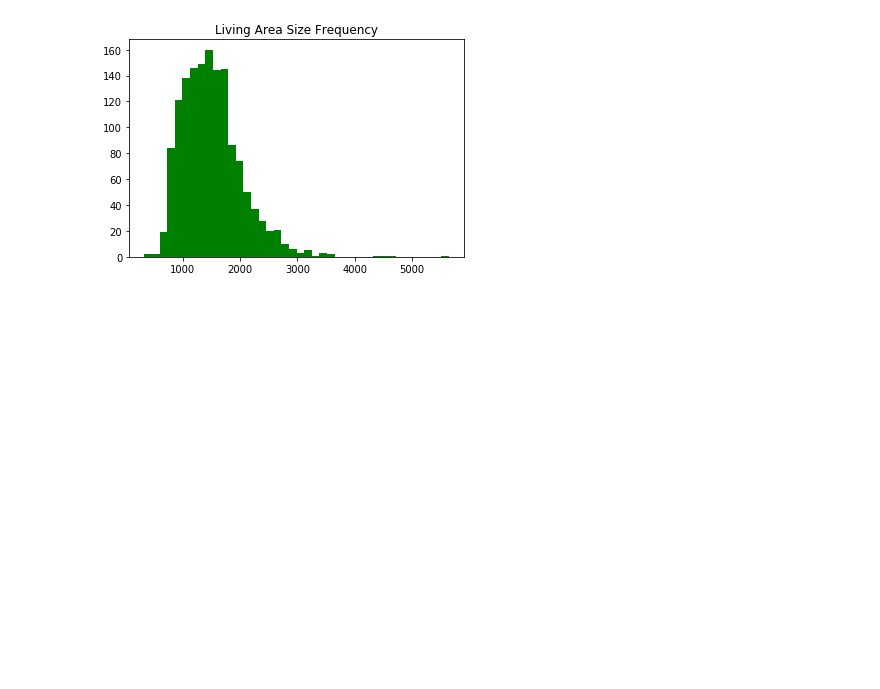
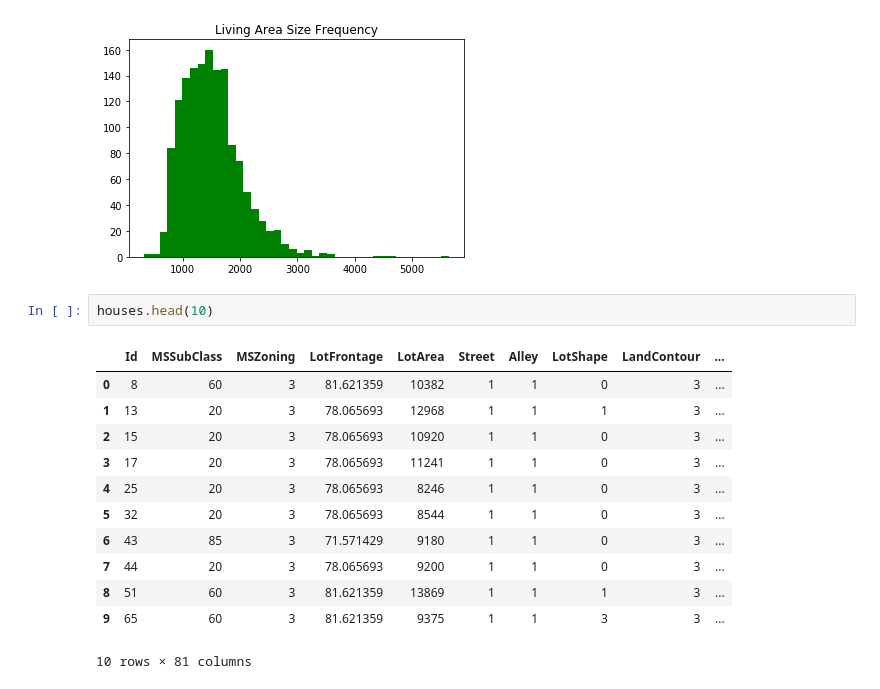
Before and after one commit to JJeroenjeroen/Kaggle-House-Prices, a Jupyter notebook: Code/House Prices .ipynb, the cells around one changed output. Saved outputs shown, nothing was run; the diff lists cells and outputs as text; blank space fills up the shorter version.

```diff
--- a/Code/House Prices .ipynb
+++ b/Code/House Prices .ipynb
@@ -234,3 +238,18 @@ plt.show()
 [figure]
 [figure]
 [figure]
+# %%
+houses.head(10)
+# %% [output]
+|  | Id | MSSubClass | MSZoning | LotFrontage | LotArea | Street | Alley | LotShape | LandContour | ... |
+| 0 | 8 | 60 | 3 | 81.621359 | 10382 | 1 | 1 | 0 | 3 | ... |
+| 1 | 13 | 20 | 3 | 78.065693 | 12968 | 1 | 1 | 1 | 3 | ... |
+| 2 | 15 | 20 | 3 | 78.065693 | 10920 | 1 | 1 | 0 | 3 | ... |
+| 3 | 17 | 20 | 3 | 78.065693 | 11241 | 1 | 1 | 0 | 3 | ... |
+| 4 | 25 | 20 | 3 | 78.065693 | 8246 | 1 | 1 | 0 | 3 | ... |
+| 5 | 32 | 20 | 3 | 78.065693 | 8544 | 1 | 1 | 0 | 3 | ... |
+| 6 | 43 | 85 | 3 | 71.571429 | 9180 | 1 | 1 | 0 | 3 | ... |
+| 7 | 44 | 20 | 3 | 78.065693 | 9200 | 1 | 1 | 0 | 3 | ... |
+| 8 | 51 | 60 | 3 | 81.621359 | 13869 | 1 | 1 | 1 | 3 | ... |
+| 9 | 65 | 60 | 3 | 81.621359 | 9375 | 1 | 1 | 3 | 3 | ... |
+10 rows × 81 columns
```
Also changed, not shown: parts of 10 cells of this notebook.
